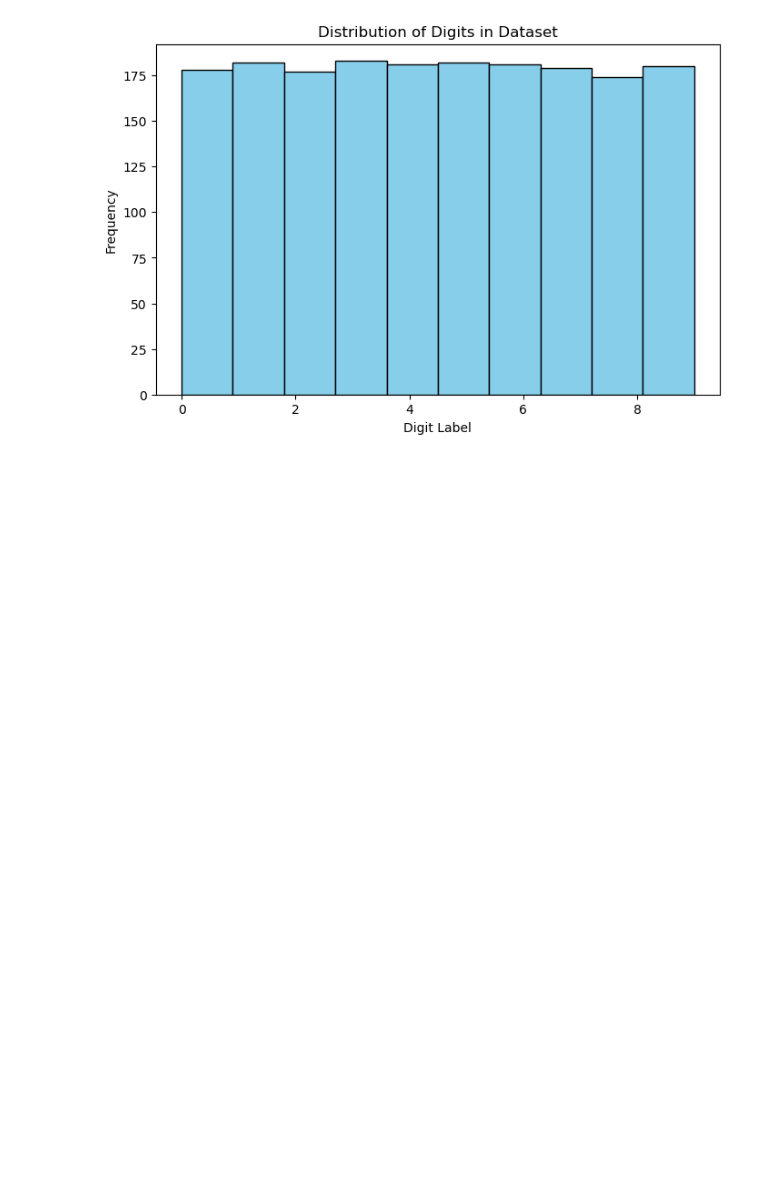
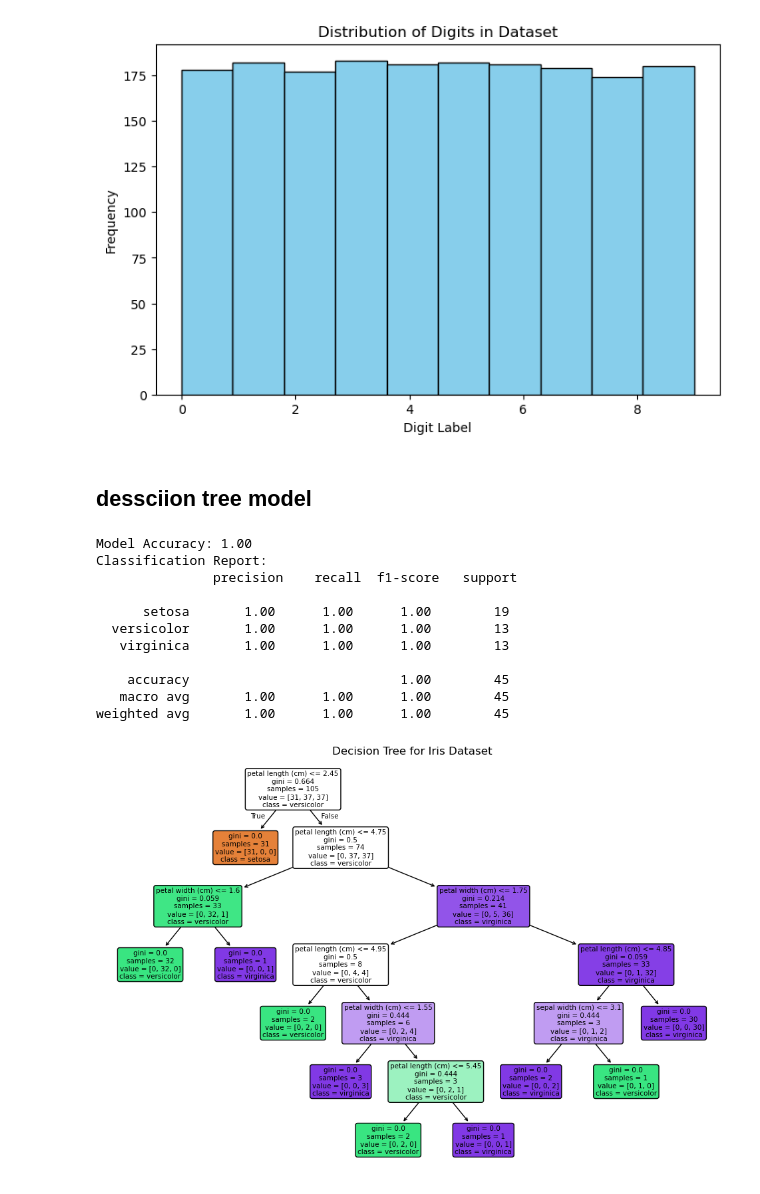
Before and after one commit to robertnesterodhiambo/MachineLEarning-School, a Jupyter notebook: randomforest/randfdecstree.ipynb, the cells around one changed output. Saved outputs shown, nothing was run; the diff lists cells and outputs as text; code cells hidden in the pictures; blank space fills up the shorter version.

```diff
--- a/randomforest/randfdecstree.ipynb
+++ b/randomforest/randfdecstree.ipynb
@@ -55,3 +55,50 @@ plt.show()
 [figure]
 [figure]
 [figure]
+# %% [markdown]
+## dessciion tree model
+# %%
+from sklearn import datasets
+from sklearn.model_selection import train_test_split
+from sklearn.tree import DecisionTreeClassifier, plot_tree
+from sklearn.metrics import accuracy_score, classification_report
+import matplotlib.pyplot as plt
+
+# Load the Iris dataset
+iris = datasets.load_iris()
+X = iris.data
+y = iris.target
+
+# Split the dataset into training and test sets
+X_train, X_test, y_train, y_test = train_test_split(X, y, test_size=0.3, random_state=42)
+
+# Create the Decision Tree classifier
+clf = DecisionTreeClassifier(random_state=42)
+clf.fit(X_train, y_train)
+
+# Predict on the test set
+y_pred = clf.predict(X_test)
+
+# Evaluate the model
+accuracy = accuracy_score(y_test, y_pred)
+print(f"Model Accuracy: {accuracy:.2f}")
+print("Classification Report:\n", classification_report(y_test, y_pred, target_names=iris.target_names))
+
+# Plot the Decision Tree
+plt.figure(figsize=(12, 8))
+plot_tree(clf, feature_names=iris.feature_names, class_names=iris.target_names, filled=True, rounded=True)
+plt.title("Decision Tree for Iris Dataset")
+plt.show()
+# %% [output]
+Model Accuracy: 1.00
+Classification Report:
+               precision    recall  f1-score   support
+
+      setosa       1.00      1.00      1.00        19
+  versicolor       1.00      1.00      1.00        13
+   virginica       1.00      1.00      1.00        13
+
+    accuracy                           1.00        45
+   macro avg       1.00      1.00      1.00        45
+weighted avg       1.00      1.00      1.00        45
+[figure, added]
```
Also changed, not shown: parts of 7 cells of this notebook, 1 other file.
